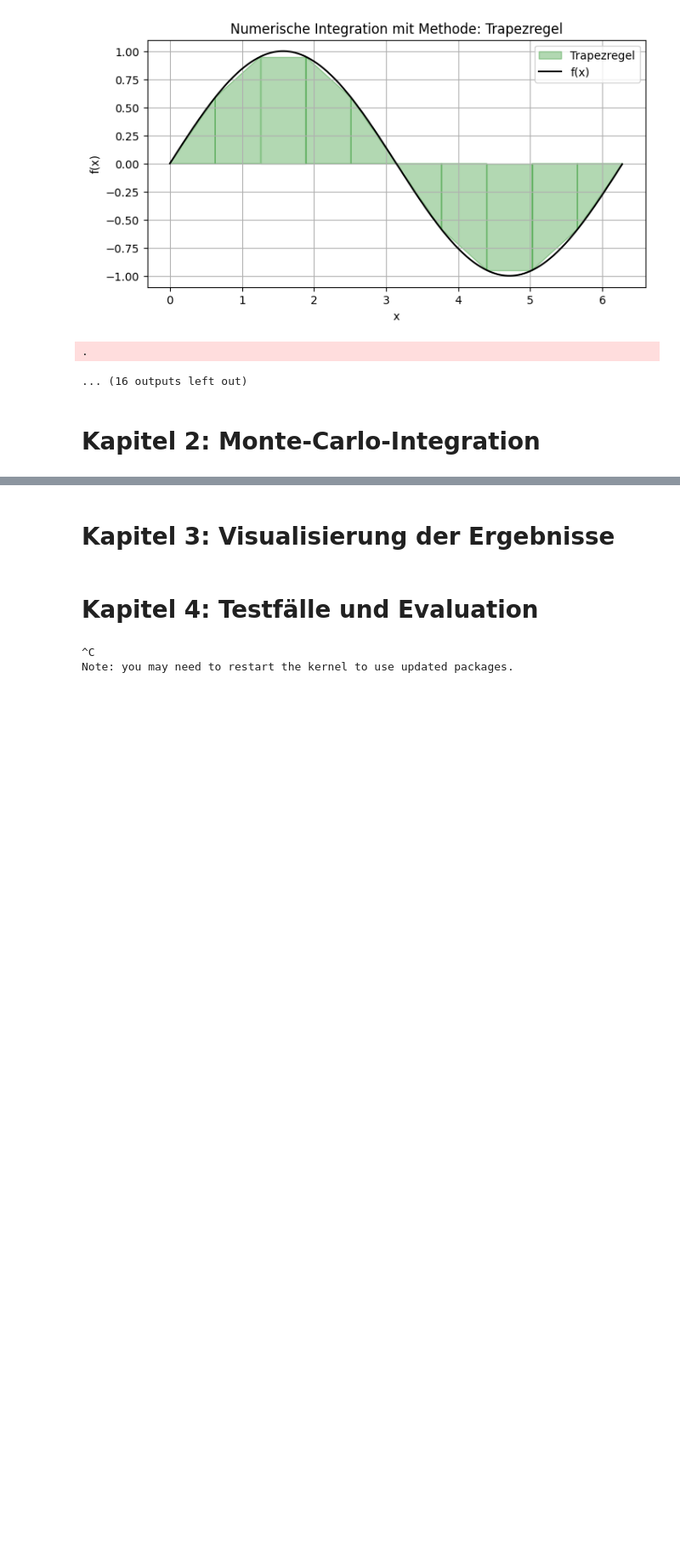
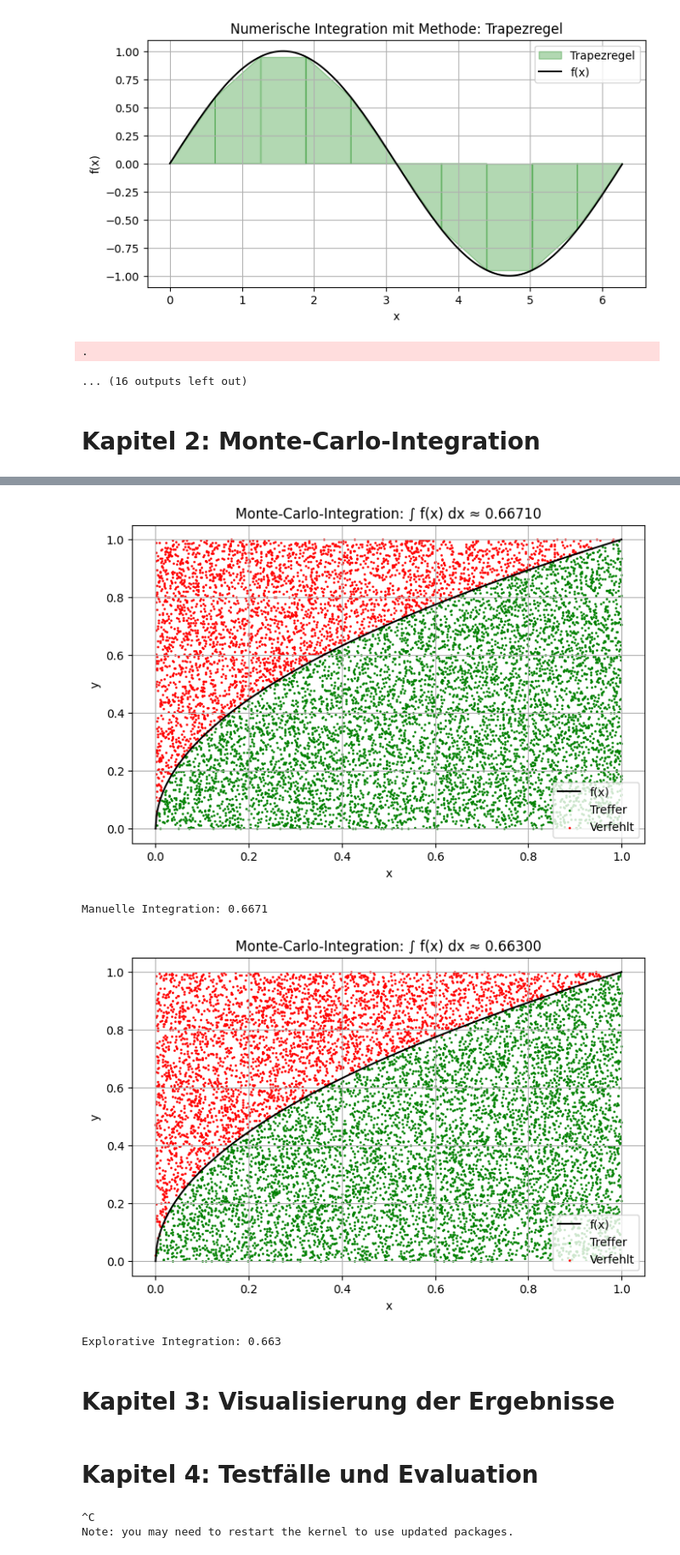
Before and after one commit to S1onyx/SciProgLab-project, a Jupyter notebook: Main.ipynb, the cells around one changed output, grey strips where cells are left out. Shown at 85% size. Saved outputs shown, nothing was run; the diff lists cells and outputs as text; code cells hidden in the pictures; blank space fills up the shorter version.

Commit message:
Added Monte Carlo integration

```diff
--- a/Main.ipynb
+++ b/Main.ipynb
@@ -172,3 +178,78 @@ if __name__ == '__main__':
+# %%
+import random
+import matplotlib.pyplot as plt
+import numpy as np
+
+# Funktion, die wir integrieren wollen (kann verändert werden)
+def f(x):
+    return np.sqrt(x)  # Wurzel von x als Beispiel
+
+# Funktion zur Durchführung der Monte-Carlo-Integration
+def monte_carlo_integration(func, a=None, b=None, n_punkte=10000, explorativ=False):
+    # Wenn explorativ, setze Standardintervall
+    if explorativ:
+        a, b = 0, 1  # Intervall [0, 1]
+    elif a is None or b is None:
+        raise ValueError("Bitte Grenzen a und b angeben oder explorativ=True setzen.")
+
+    # Bestimme die maximale Höhe der Funktion im Intervall
+    # Dabei erzeugt linpspace 1000 gleichmäßig verteilte Werte zwischen a und b, um den Maximalwert zu erhalten
+    xs_test = np.linspace(a, b, 1000)
+    f_min = 0
+    f_max = max(func(xs_test))
+
+    # Zähle die Punkte unter der Kurve
+    count_unter_kurve = 0
+    x_treffer = []
+    y_treffer = []
+    x_verfehlt = []
+    y_verfehlt = []
+
+    # Erzeuge zufällige Punkte und überprüfe, ob sie unter der Kurve liegen
+    for _ in range(n_punkte):
+        x_rand = random.uniform(a, b)
+        y_rand = random.uniform(f_min, f_max)
+
+        # Wenn punkte unter der Kurve liegen, füge zu treffer hinzu, sonst zu verfehlt
+        if y_rand <= func(x_rand):
+            count_unter_kurve += 1
+            x_treffer.append(x_rand)
+            y_treffer.append(y_rand)
+        else:
+            x_verfehlt.append(x_rand)
+            y_verfehlt.append(y_rand)
+
+    # Schätze das Integral basierend auf den Trefferpunkten
+    flaeche_gesamt = (b - a) * (f_max - f_min)
+    integral_naeh = flaeche_gesamt * (count_unter_kurve / n_punkte)
+
+    # Zeichne die Funktion und die Punkte
+    plt.figure(figsize=(8, 5))
+    x_vals = np.linspace(a, b, 500)
+    plt.plot(x_vals, func(x_vals), color='black', label='f(x)')
+    plt.scatter(x_treffer, y_treffer, color='green', s=1, label='Treffer')
+    plt.scatter(x_verfehlt, y_verfehlt, color='red', s=1, label='Verfehlt')
+    plt.title(f"Monte-Carlo-Integration: ∫ f(x) dx ≈ {integral_naeh:.5f}")
+    plt.xlabel("x")
+    plt.ylabel("y")
+    plt.legend()
+    plt.grid(True)
+    plt.show()
+
+    return integral_naeh
+
+# Durchführung der Integration mit festem Intervall [0, 1]
+wert_manuell = monte_carlo_integration(f, a=0, b=1, n_punkte=10000, explorativ=False)
+print("Manuelle Integration:", wert_manuell)
+
+# Durchführung der Integration mit automatisch gewähltem Intervall
+wert_explorativ = monte_carlo_integration(f, explorativ=True, n_punkte=10000)
+print("Explorative Integration:", wert_explorativ)
+# %% [output]
+[figure, added]
+Manuelle Integration: 0.6671
+[figure, added]
+Explorative Integration: 0.663
 # %% [markdown]
 # Kapitel 3: Visualisierung der Ergebnisse
 # %% [markdown]
```
Also changed, not shown: parts of 1 cell of this notebook.
